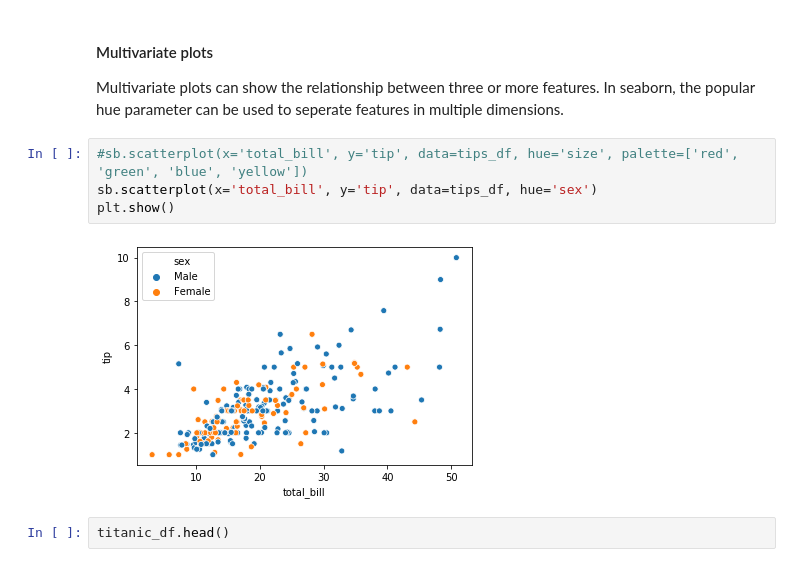
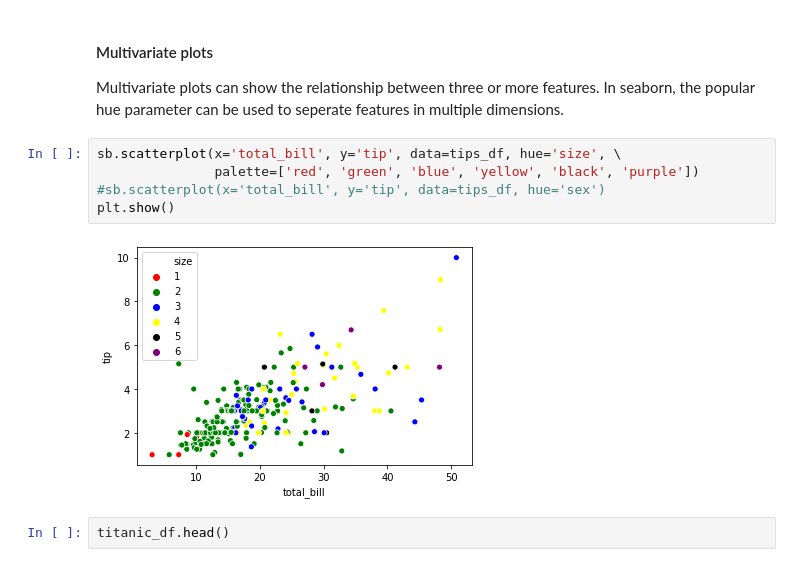
Before and after one commit to kunadawa/PyCon-Africa-19, a Jupyter notebook: visualization.ipynb, the cells around one changed output. Cells and saved outputs as stored; diff of their text form.

Commit message:
chore: introducing a palette showing if group size has effect on tip

```diff
--- a/visualization.ipynb
+++ b/visualization.ipynb
@@ -197,11 +197,12 @@ plt.show()
 
 Multivariate plots can show the relationship between three or more features. In seaborn, the popular hue parameter can be used to seperate features in multiple dimensions.
 # %%
-#sb.scatterplot(x='total_bill', y='tip', data=tips_df, hue='size', palette=['red', 'green', 'blue', 'yellow'])
-sb.scatterplot(x='total_bill', y='tip', data=tips_df, hue='sex')
+sb.scatterplot(x='total_bill', y='tip', data=tips_df, hue='size', \
+               palette=['red', 'green', 'blue', 'yellow', 'black', 'purple'])
+#sb.scatterplot(x='total_bill', y='tip', data=tips_df, hue='sex')
 plt.show()
 # %% [output]
-[figure, old version]
+[figure, new version]
 # %%
 titanic_df.head()
 # %% [output]
```
